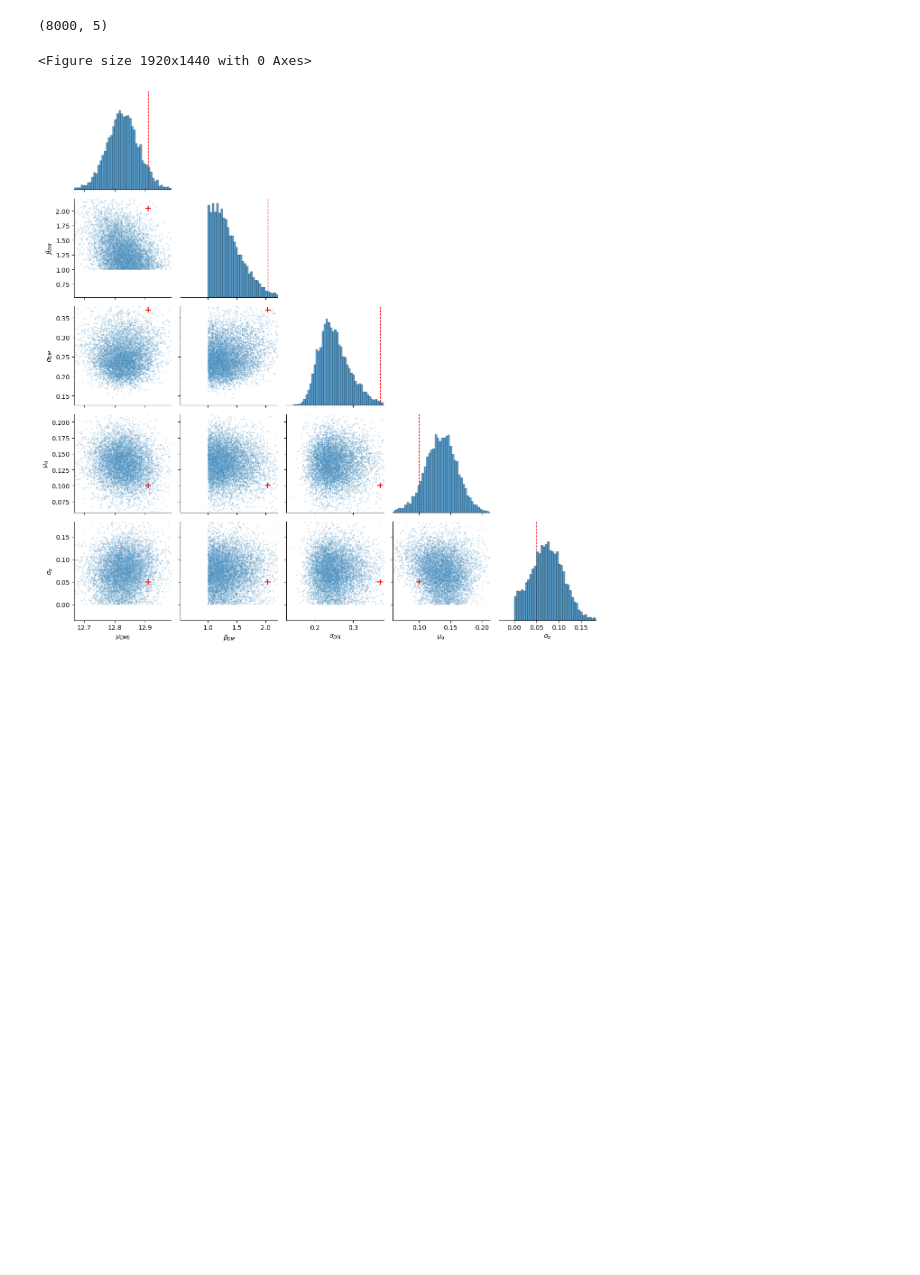
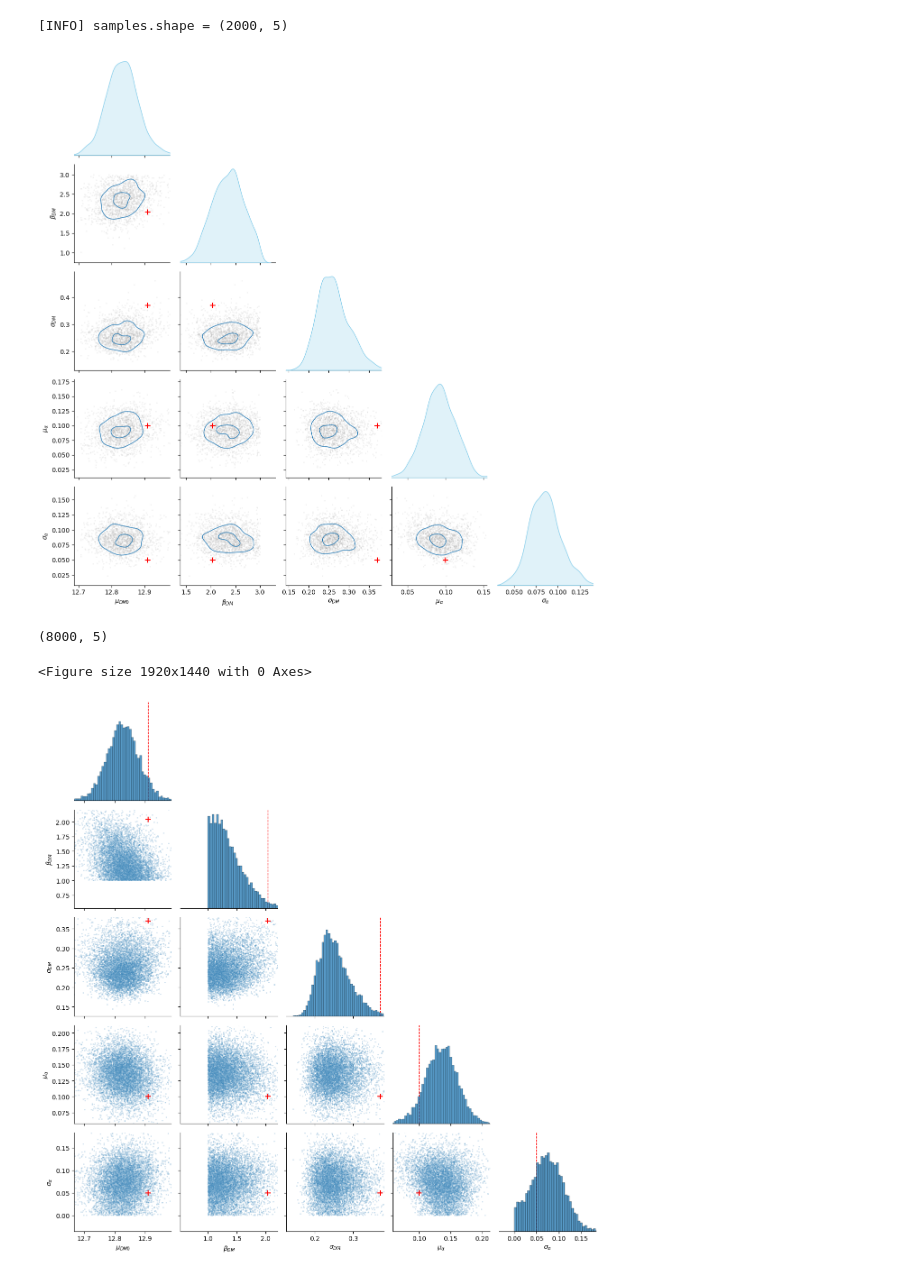
Before and after one commit to zheshishuoshuo/sl_inference_restart, a Jupyter notebook: test_notebook/plot_post.ipynb, the cells around one changed output. Saved outputs shown, nothing was run; the diff lists cells and outputs as text; code cells hidden in the pictures; blank space fills up the shorter version.

```diff
--- a/test_notebook/plot_post.ipynb
+++ b/test_notebook/plot_post.ipynb
@@ -1,3 +61,15 @@
+# %%
+plot_pairplot_with_truth(
+    hdf5_file="../chains/chains_eta1.h5",
+    discard=1000,
+    thin=10,
+    labels=[r"$\mu_{DM0}$", r"$\beta_{DM}$", r"$\sigma_{DM}$", r"$\mu_\alpha$", r"$\sigma_\alpha$"],
+    truths=[12.91, 2.04, 0.37, 0.1, 0.05],
+    width_factor=3
+)
+# %% [output]
+[INFO] samples.shape = (2000, 5)
+[figure, added]
 # %%
 import numpy as np
 import pandas as pd
```
Also changed, not shown: parts of 1 cell of this notebook, 3 other files.
